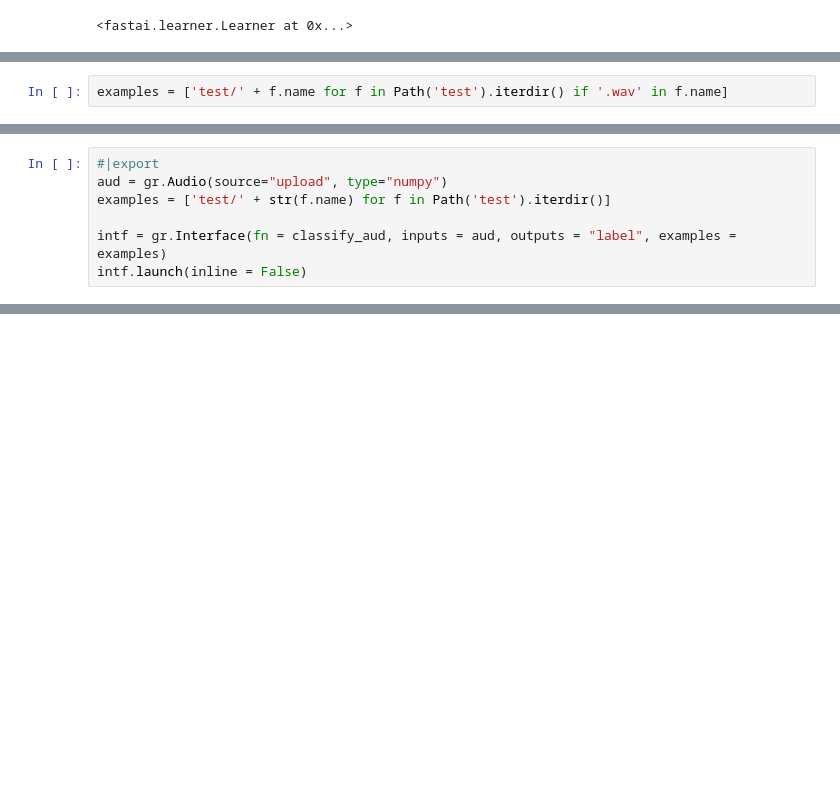
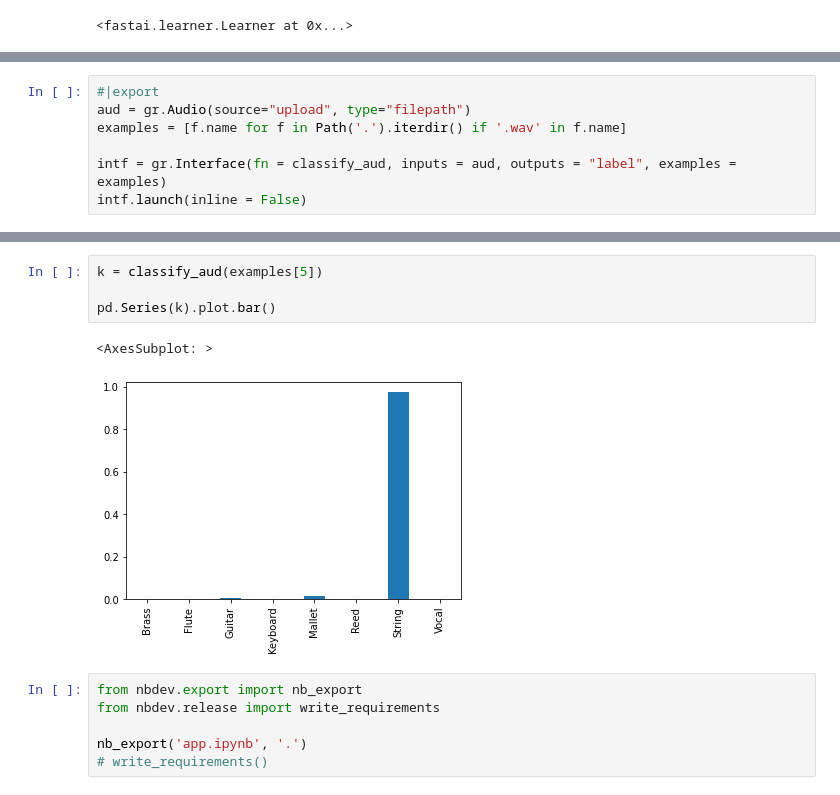
Before and after one commit to unnikrishnannambiar/nsynth_fastai_acoustic_instrument_classifier, a Jupyter notebook: app.ipynb, the cells around one changed output, grey strips where cells are left out. Cells and saved outputs as stored; diff of their text form; blank space fills up the shorter version.

```diff
--- a/app.ipynb
+++ b/app.ipynb
@@ -56,2 +58,7 @@ def classify_aud(aud):
 # %%
-examples = ['test/' + f.name for f in Path('test').iterdir() if '.wav' in f.name]
+#|export
+aud = gr.Audio(source="upload", type="filepath")
+examples = [f.name for f in Path('.').iterdir() if '.wav' in f.name]
+
+intf = gr.Interface(fn = classify_aud, inputs = aud, outputs = "label", examples = examples)
+intf.launch(inline = False)
@@ -58,7 +68,0 @@ examples = ['test/' + f.name for f in Path('test').iterdir() if '.wav' in f.name
-# %%
-#|export
-aud = gr.Audio(source="upload", type="numpy")
-examples = ['test/' + str(f.name) for f in Path('test').iterdir()]
-
-intf = gr.Interface(fn = classify_aud, inputs = aud, outputs = "label", examples = examples)
-intf.launch(inline = False)
@@ -100,0 +69,13 @@ AttributeError: 'QuadMesh' object has no attribute 'read'
+# %%
+k = classify_aud(examples[5])
+
+pd.Series(k).plot.bar()
+# %% [output]
+<AxesSubplot: >
+[figure, added]
+# %%
+from nbdev.export import nb_export
+from nbdev.release import write_requirements
+
+nb_export('app.ipynb', '.')
+# write_requirements()
```
Also changed, not shown: parts of 11 cells of this notebook, 13 other files.
